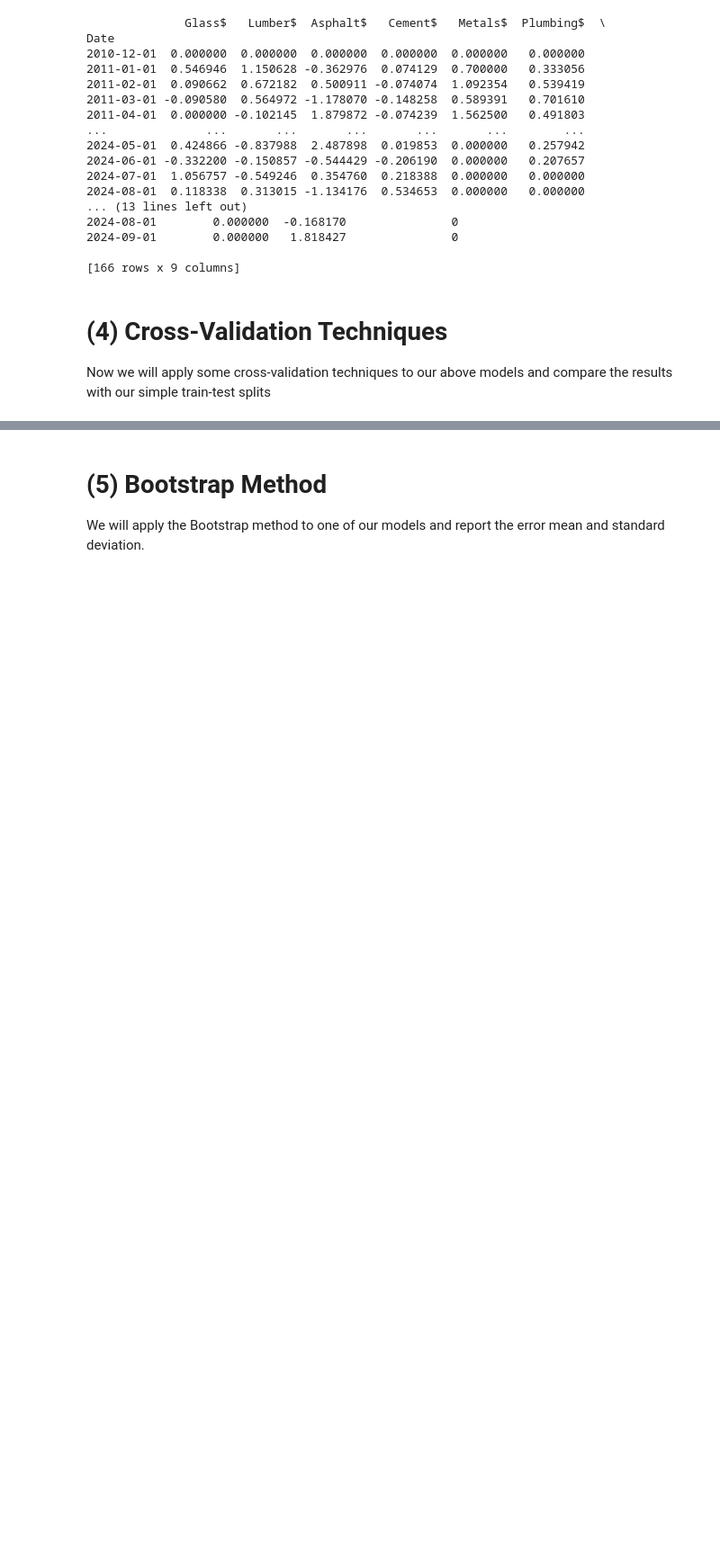
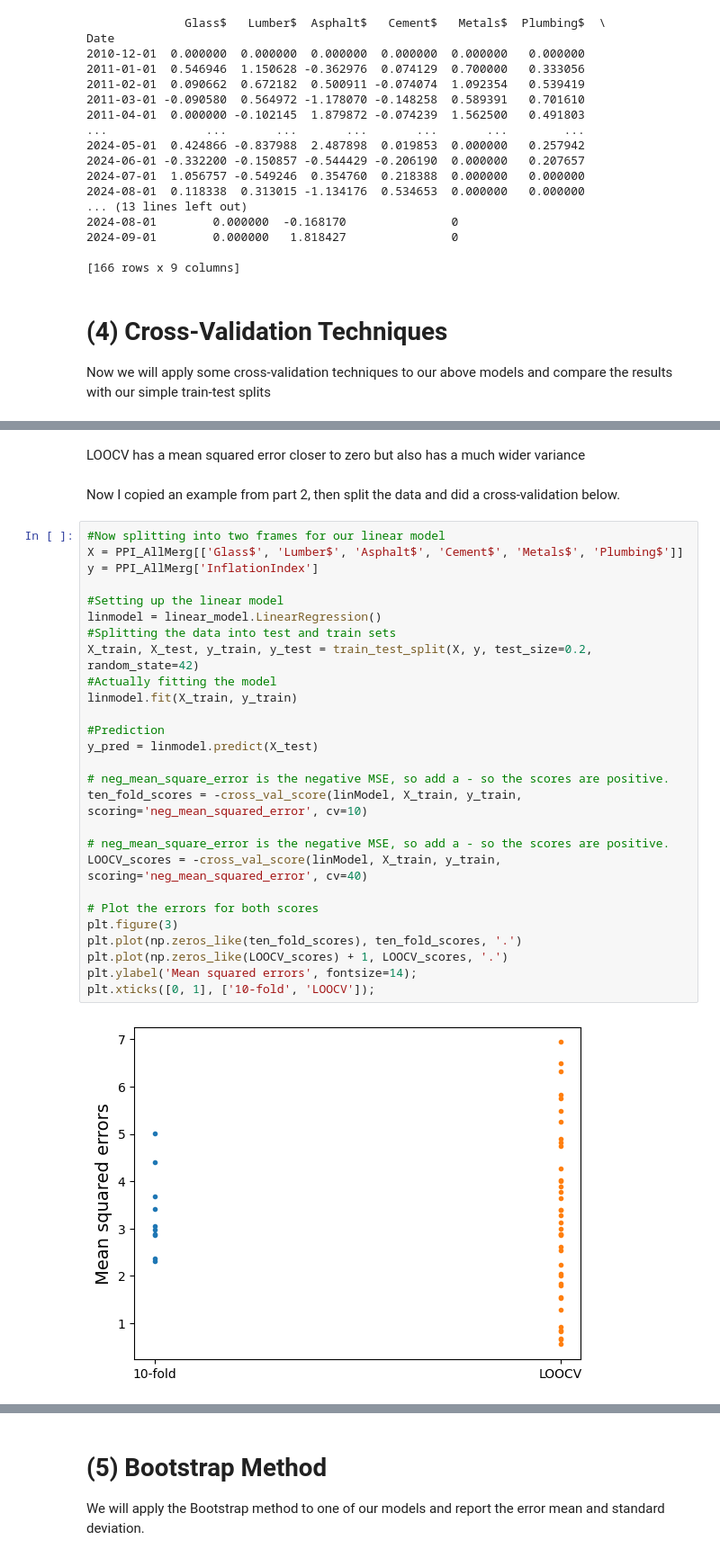
Before and after one commit to baschoff/Data-Science-Project, a Jupyter notebook: Evaluate.ipynb, the cells around one changed output, grey strips where cells are left out. Shown at 90% size. Saved outputs shown, nothing was run; the diff lists cells and outputs as text; blank space fills up the shorter version.

```diff
--- a/Evaluate.ipynb
+++ b/Evaluate.ipynb
@@ -444,0 +627,33 @@ Now we will apply some cross-validation techniques to our above models and compa
+# %% [markdown]
+LOOCV has a mean squared error closer to zero but also has a much wider variance
+# %% [markdown]
+Now I copied an example from part 2, then split the data and did a cross-validation below.
+# %%
+#Now splitting into two frames for our linear model
+X = PPI_AllMerg[['Glass$', 'Lumber$', 'Asphalt$', 'Cement$', 'Metals$', 'Plumbing$']]
+y = PPI_AllMerg['InflationIndex']
+
+#Setting up the linear model
+linmodel = linear_model.LinearRegression()
+#Splitting the data into test and train sets
+X_train, X_test, y_train, y_test = train_test_split(X, y, test_size=0.2, random_state=42)
+#Actually fitting the model
+linmodel.fit(X_train, y_train)
+
+#Prediction
+y_pred = linmodel.predict(X_test)
+
+# neg_mean_square_error is the negative MSE, so add a - so the scores are positive.
+ten_fold_scores = -cross_val_score(linModel, X_train, y_train, scoring='neg_mean_squared_error', cv=10)
+
+# neg_mean_square_error is the negative MSE, so add a - so the scores are positive.
+LOOCV_scores = -cross_val_score(linModel, X_train, y_train, scoring='neg_mean_squared_error', cv=40)
+
+# Plot the errors for both scores
+plt.figure(3)
+plt.plot(np.zeros_like(ten_fold_scores), ten_fold_scores, '.')
+plt.plot(np.zeros_like(LOOCV_scores) + 1, LOOCV_scores, '.')
+plt.ylabel('Mean squared errors', fontsize=14);
+plt.xticks([0, 1], ['10-fold', 'LOOCV']);
+# %% [output]
+[figure, added]
```
Also changed, not shown: parts of 14 cells of this notebook.
